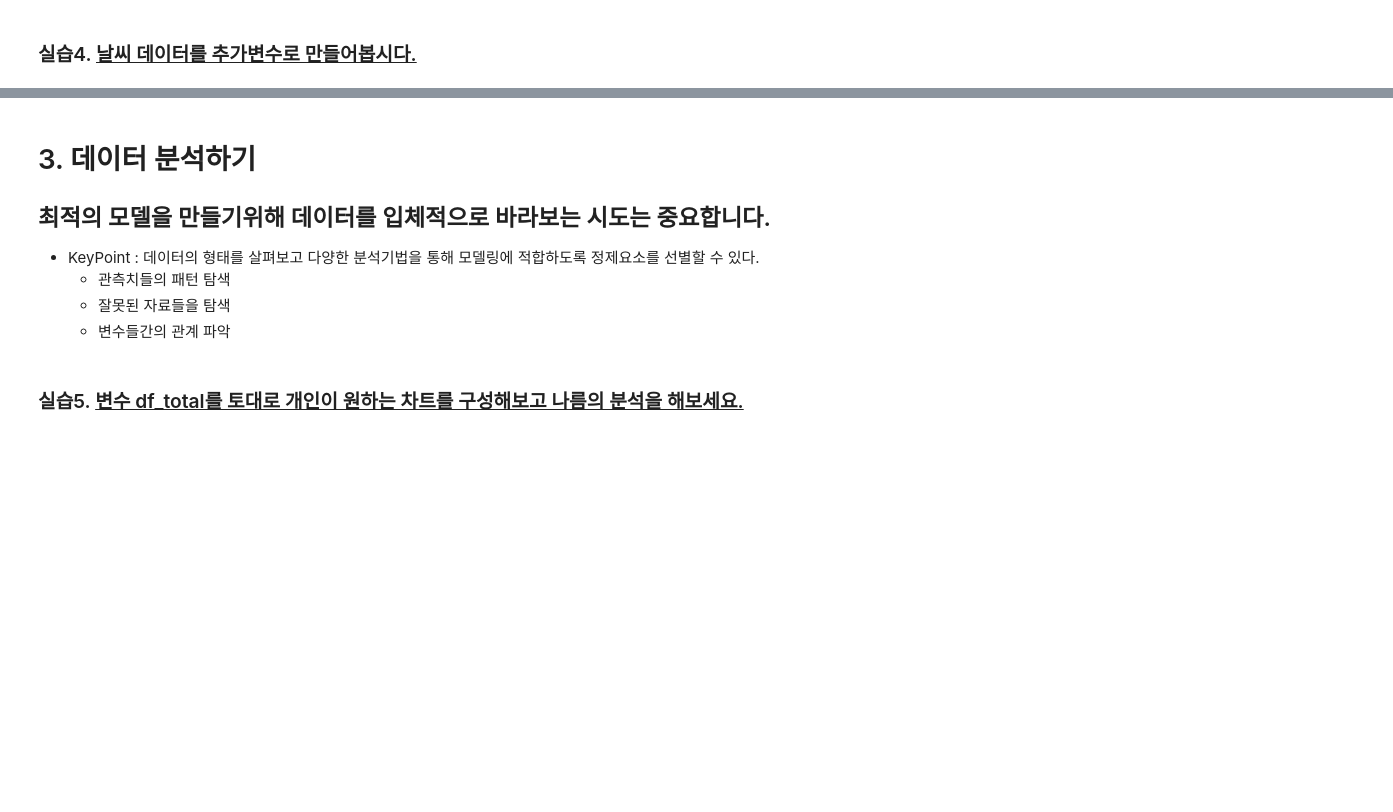
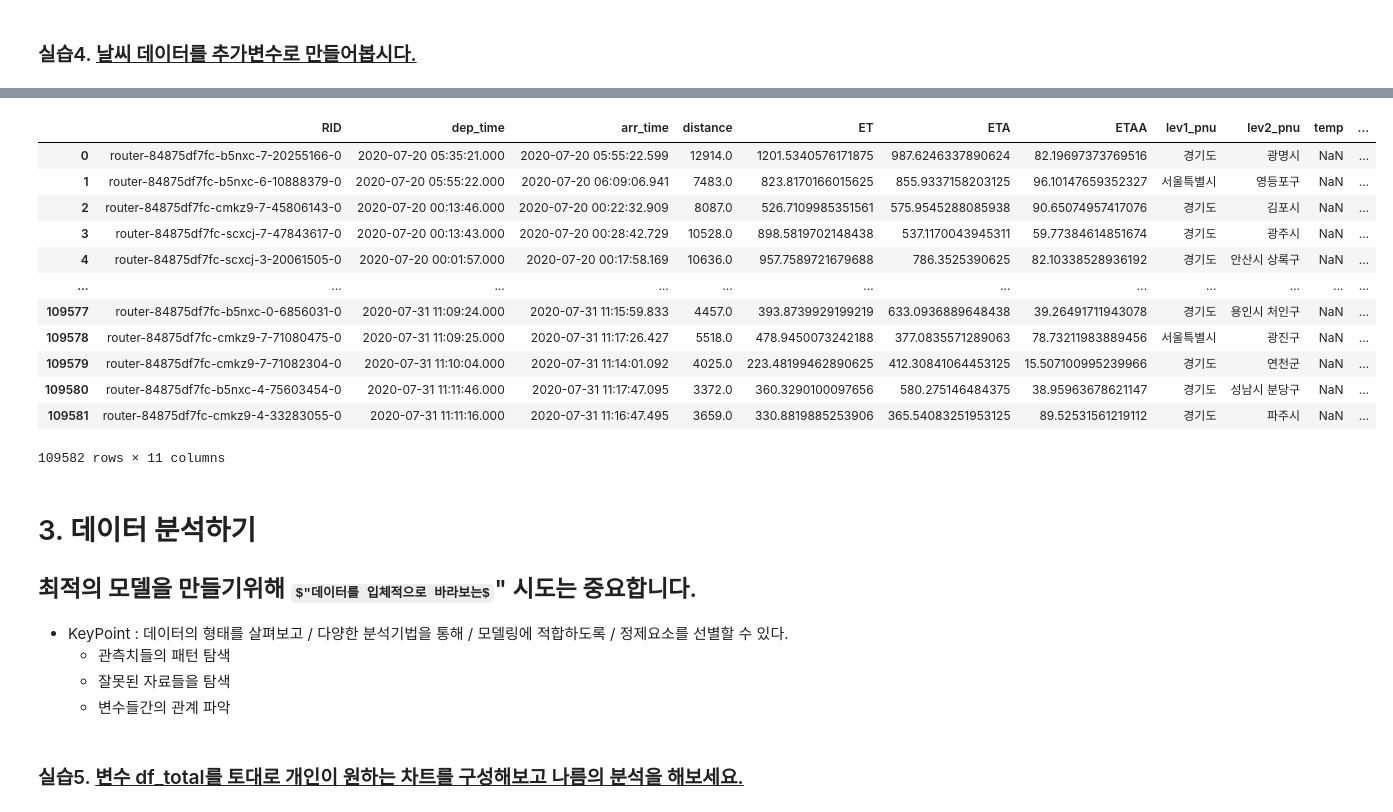
Before and after one commit to sujeengim/aice, a Jupyter notebook: 1-DataAnalysis.ipynb, the cells around one changed output, grey strips where cells are left out. Saved outputs shown, nothing was run; the diff lists cells and outputs as text; code cells hidden in the pictures; some formulas as TeX source; blank space fills up the shorter version.

```diff
--- a/1-DataAnalysis.ipynb
+++ b/1-DataAnalysis.ipynb
@@ -151,4 +187,4 @@ df_total.shape
 # %%
 # 아래에 실습코드를 작성하고 결과를 확인합니다.(Hint : dataframe = pandas.merge(dataframe,dataframe, on='key'))
 df_pnu = pd.read_csv("onenavi_pnu.csv")
-df_total = pd.merge(df_total, df_pnu,
+df_pnu
@@ -154,0 +205,9 @@ df_total = pd.merge(df_total, df_pnu,
+# %%
+df_pnu = df_pnu.rename(columns={"RID|level1_pnu|level2_pnu":"RID"})
+
+
+df_pnu['lev1_pnu'] = df_pnu['RID'].str.split("|").str[1]
+df_pnu['lev2_pnu'] = df_pnu['RID'].str.split("|").str[2]
+df_pnu['RID'] = df_pnu['RID'].str.split("|").str[0]
+
+df_pnu #total보다 많음
@@ -154,0 +232,3 @@ df_total = pd.merge(df_total, df_pnu,
+# %%
+df_inner = pd.merge(df_total, df_pnu)
+df_inner
@@ -159,0 +276,8 @@ df_total = pd.merge(df_total, df_pnu,
+# %%
+df_wth = pd_wth.rename(columns={"RID|temp|precipitation":"RID"})
+
+df_wth['temp'] = pd_wth['RID'].str.split('|').str[1]
+df_wth['prec'] = pd_wth['RID'].str.split('|').str[2]
+df_wth['RID'] = pd_wth['RID'].str.split('|').str[0]
+
+df_wth
@@ -160,7 +298,24 @@ df_total = pd.merge(df_total, df_pnu,
+# %%
+df_total_temp = pd.merge(df_inner, df_wth)
+df_total_temp
+# %% [output]
+|  | RID | dep_time | arr_time | distance | ET | ETA | ETAA | lev1_pnu | lev2_pnu | temp | ... |
+| 0 | router-84875df7fc-b5nxc-7-20255166-0 | 2020-07-20 05:35:21.000 | 2020-07-20 05:55:22.599 | 12914.0 | 1201.5340576171875 | 987.6246337890624 | 82.19697373769516 | 경기도 | 광명시 | NaN | ... |
+| 1 | router-84875df7fc-b5nxc-6-10888379-0 | 2020-07-20 05:55:22.000 | 2020-07-20 06:09:06.941 | 7483.0 | 823.8170166015625 | 855.9337158203125 | 96.10147659352327 | 서울특별시 | 영등포구 | NaN | ... |
+| 2 | router-84875df7fc-cmkz9-7-45806143-0 | 2020-07-20 00:13:46.000 | 2020-07-20 00:22:32.909 | 8087.0 | 526.7109985351561 | 575.9545288085938 | 90.65074957417076 | 경기도 | 김포시 | NaN | ... |
+| 3 | router-84875df7fc-scxcj-7-47843617-0 | 2020-07-20 00:13:43.000 | 2020-07-20 00:28:42.729 | 10528.0 | 898.5819702148438 | 537.1170043945311 | 59.77384614851674 | 경기도 | 광주시 | NaN | ... |
+| 4 | router-84875df7fc-scxcj-3-20061505-0 | 2020-07-20 00:01:57.000 | 2020-07-20 00:17:58.169 | 10636.0 | 957.7589721679688 | 786.3525390625 | 82.10338528936192 | 경기도 | 안산시 상록구 | NaN | ... |
+| ... | ... | ... | ... | ... | ... | ... | ... | ... | ... | ... | ... |
+| 109577 | router-84875df7fc-b5nxc-0-6856031-0 | 2020-07-31 11:09:24.000 | 2020-07-31 11:15:59.833 | 4457.0 | 393.8739929199219 | 633.0936889648438 | 39.26491711943078 | 경기도 | 용인시 처인구 | NaN | ... |
+| 109578 | router-84875df7fc-cmkz9-7-71080475-0 | 2020-07-31 11:09:25.000 | 2020-07-31 11:17:26.427 | 5518.0 | 478.9450073242188 | 377.0835571289063 | 78.73211983889456 | 서울특별시 | 광진구 | NaN | ... |
+| 109579 | router-84875df7fc-cmkz9-7-71082304-0 | 2020-07-31 11:10:04.000 | 2020-07-31 11:14:01.092 | 4025.0 | 223.48199462890625 | 412.30841064453125 | 15.507100995239966 | 경기도 | 연천군 | NaN | ... |
+| 109580 | router-84875df7fc-b5nxc-4-75603454-0 | 2020-07-31 11:11:46.000 | 2020-07-31 11:17:47.095 | 3372.0 | 360.3290100097656 | 580.275146484375 | 38.95963678621147 | 경기도 | 성남시 분당구 | NaN | ... |
+| 109581 | router-84875df7fc-cmkz9-4-33283055-0 | 2020-07-31 11:11:16.000 | 2020-07-31 11:16:47.495 | 3659.0 | 330.8819885253906 | 365.54083251953125 | 89.52531561219112 | 경기도 | 파주시 | NaN | ... |
+109582 rows × 11 columns
 # %% [markdown]
 # 3. 데이터 분석하기
-## 최적의 모델을 만들기위해 데이터를 입체적으로 바라보는 시도는 중요합니다.
-+ KeyPoint : 데이터의 형태를 살펴보고 다양한 분석기법을 통해 모델링에 적합하도록 정제요소를 선별할 수 있다.
+## 최적의 모델을 만들기위해 $"데이터를 입체적으로 바라보는$" 시도는 중요합니다.
++ KeyPoint : 데이터의 형태를 살펴보고 / 다양한 분석기법을 통해 / 모델링에 적합하도록 / 정제요소를 선별할 수 있다.
   * 관측치들의 패턴 탐색
   * 잘못된 자료들을 탐색
   * 변수들간의 관계 파악
```
Also changed, not shown: parts of 12 cells of this notebook.
